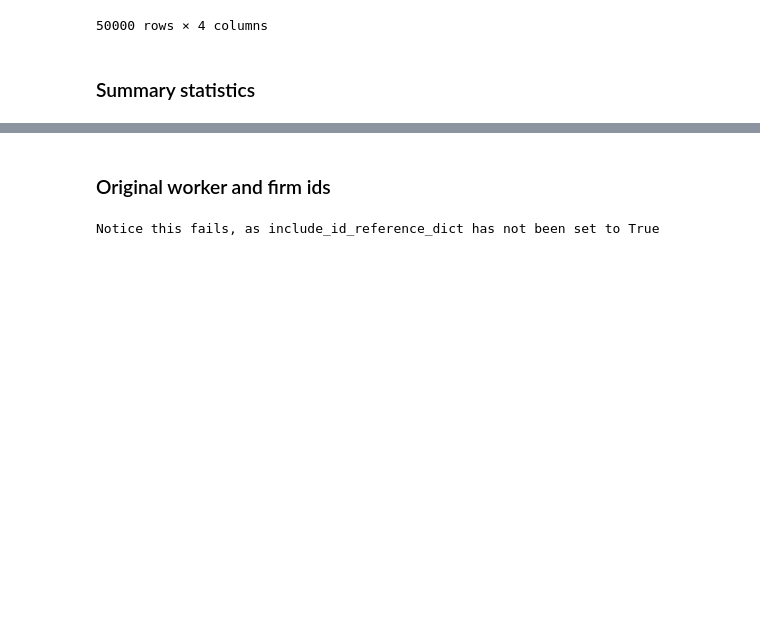
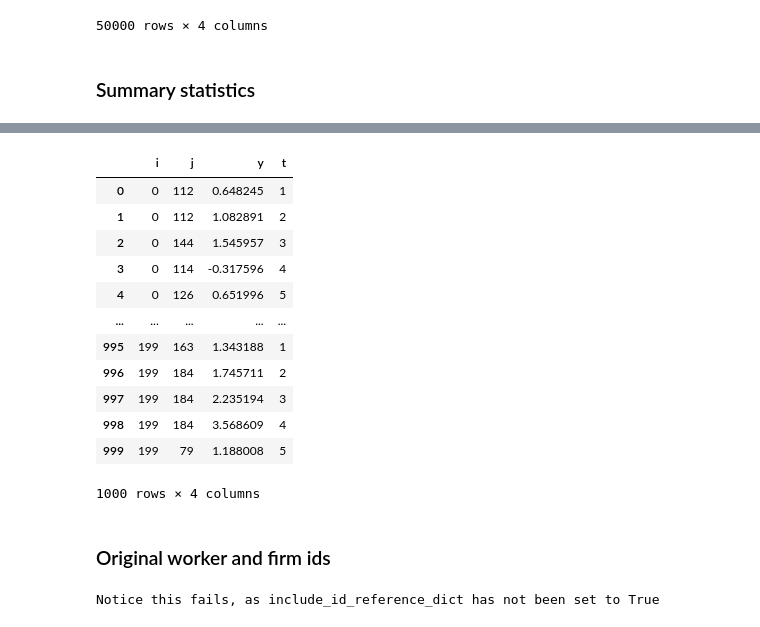
Before and after one commit to tlamadon/bipartitepandas, a Jupyter notebook: docs-src/source/notebooks/extra_features_examples.ipynb, the cells around one changed output, grey strips where cells are left out. Saved outputs shown, nothing was run; the diff lists cells and outputs as text; code cells hidden in the pictures; blank space fills up the shorter version.

```diff
--- a/docs-src/source/notebooks/extra_features_examples.ipynb
+++ b/docs-src/source/notebooks/extra_features_examples.ipynb
@@ -67,3 +109,23 @@ None
+# %%
+# Can skip connectedness
+bdf = bpd.BipartiteLong(sim_data)
+bdf = bdf[bdf['i'] < 200]
+bdf = bdf.clean_data({'connectedness': None})
+display(bdf)
+# %% [output]
+|  | i | j | y | t |
+| 0 | 0 | 112 | 0.648245 | 1 |
+| 1 | 0 | 112 | 1.082891 | 2 |
+| 2 | 0 | 144 | 1.545957 | 3 |
+| 3 | 0 | 114 | -0.317596 | 4 |
+| 4 | 0 | 126 | 0.651996 | 5 |
+| ... | ... | ... | ... | ... |
+| 995 | 199 | 163 | 1.343188 | 1 |
+| 996 | 199 | 184 | 1.745711 | 2 |
+| 997 | 199 | 184 | 2.235194 | 3 |
+| 998 | 199 | 184 | 3.568609 | 4 |
+| 999 | 199 | 79 | 1.188008 | 5 |
+1000 rows × 4 columns
 # %% [markdown]
 ### Original worker and firm ids
 # %%
```
Also changed, not shown: parts of 21 cells of this notebook, 27 other files.
